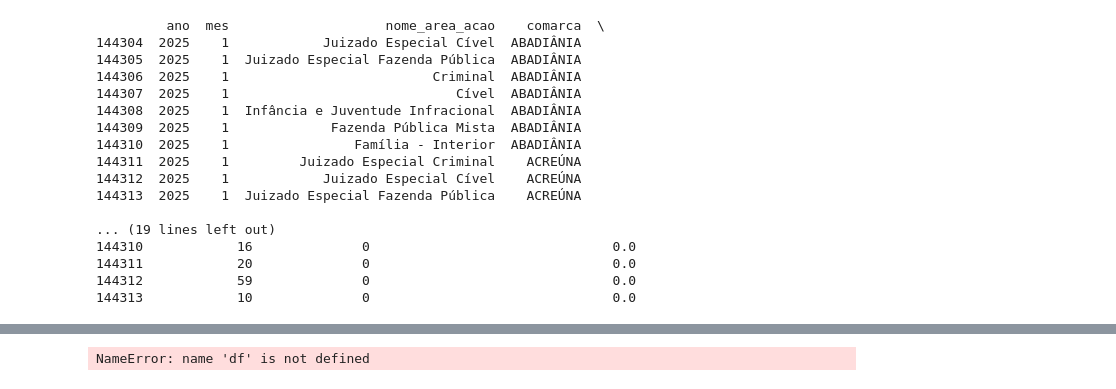
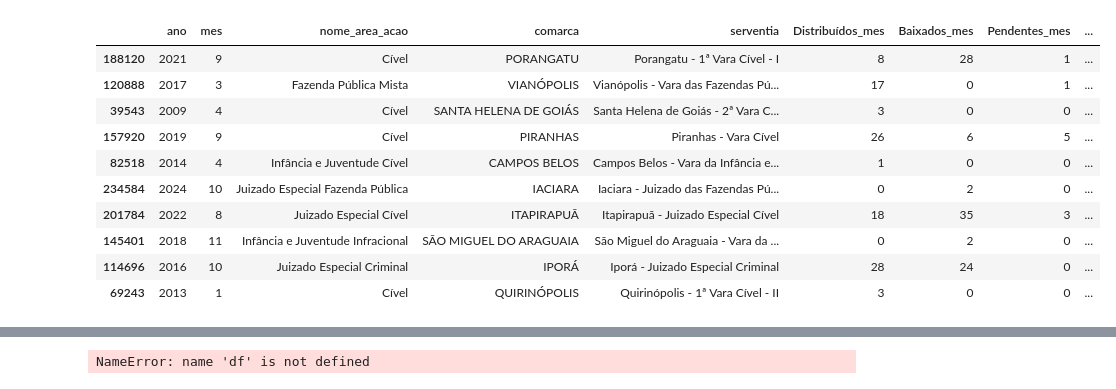
Before and after one commit to dvjuliocesar/TJGO_Projeto7_TxCongGeral, a Jupyter notebook: taxa.ipynb, the cells around one changed output, grey strips where cells are left out. Drawn from its saved outputs; the diff is of its cells as text; code cells hidden in the pictures.

```diff
--- a/taxa.ipynb
+++ b/taxa.ipynb
@@ -147,51 +146,45 @@ estatisticas['Taxa de Congestionamento (%)'] = np.where(
 # 7.1 Calcular a Taxa de Congestionamento por mês
 soma_pend_baix_mes = estatisticas_mes['Pendentes_mes'] + estatisticas_mes['Baixados_mes']
 estatisticas_mes['Taxa de Congestionamento_mes (%)'] = np.where(
     soma_pend_baix_mes > 0,
     (estatisticas_mes['Pendentes_mes'] / soma_pend_baix_mes) * 100,
     0
 ).round(2)
 
 # 8. Ordenar e reordenar colunas para melhor visualização
 estatisticas = estatisticas.sort_values(by=['ano', 'comarca', 'serventia', 'nome_area_acao'], ascending=[False, True, True, True])
 
 colunas_finais = [
     'ano', 'nome_area_acao', 'comarca', 'serventia',
     'Distribuídos', 'Baixados', 'Pendentes', 'Taxa de Congestionamento (%)'
 ]
 estatisticas = estatisticas[colunas_finais]
 
 # 8.1 Ordenar e reordenar colunas para melhor visualização
 estatisticas_mes = estatisticas_mes.sort_values(by=['ano', 'mes','comarca', 'serventia', 'nome_area_acao'], ascending=[False, True, True, True, True])
 
 colunas_finais_mes = [
     'ano', 'mes', 'nome_area_acao', 'comarca', 'serventia',
     'Distribuídos_mes', 'Baixados_mes', 'Pendentes_mes', 'Taxa de Congestionamento_mes (%)'
 ]
 estatisticas_mes = estatisticas_mes[colunas_finais_mes]
 
 #print(estatisticas.head(10))
 
 
-print(estatisticas_mes.head(10))
+estatisticas_mes.sample(10)
 # %% [output]
-         ano  mes                    nome_area_acao    comarca  \
-144304  2025    1            Juizado Especial Cível  ABADIÂNIA
-144305  2025    1  Juizado Especial Fazenda Pública  ABADIÂNIA
-144306  2025    1                          Criminal  ABADIÂNIA
-144307  2025    1                             Cível  ABADIÂNIA
-144308  2025    1  Infância e Juventude Infracional  ABADIÂNIA
-144309  2025    1             Fazenda Pública Mista  ABADIÂNIA
-144310  2025    1                Família - Interior  ABADIÂNIA
-144311  2025    1         Juizado Especial Criminal    ACREÚNA
-144312  2025    1            Juizado Especial Cível    ACREÚNA
-144313  2025    1  Juizado Especial Fazenda Pública    ACREÚNA
-
-... (19 lines left out)
-144310            16              0                               0.0
-144311            20              0                               0.0
-144312            59              0                               0.0
-144313            10              0                               0.0
+|  | ano | mes | nome_area_acao | comarca | serventia | Distribuídos_mes | Baixados_mes | Pendentes_mes | ... |
+| 188120 | 2021 | 9 | Cível | PORANGATU | Porangatu - 1ª Vara Cível - I | 8 | 28 | 1 | ... |
+| 120888 | 2017 | 3 | Fazenda Pública Mista | VIANÓPOLIS | Vianópolis - Vara das Fazendas Pú... | 17 | 0 | 1 | ... |
+| 39543 | 2009 | 4 | Cível | SANTA HELENA DE GOIÁS | Santa Helena de Goiás - 2ª Vara C... | 3 | 0 | 0 | ... |
+| 157920 | 2019 | 9 | Cível | PIRANHAS | Piranhas - Vara Cível | 26 | 6 | 5 | ... |
+| 82518 | 2014 | 4 | Infância e Juventude Cível | CAMPOS BELOS | Campos Belos - Vara da Infância e... | 1 | 0 | 0 | ... |
+| 234584 | 2024 | 10 | Juizado Especial Fazenda Pública | IACIARA | Iaciara - Juizado das Fazendas Pú... | 0 | 2 | 0 | ... |
+| 201784 | 2022 | 8 | Juizado Especial Cível | ITAPIRAPUÃ | Itapirapuã - Juizado Especial Cível | 18 | 35 | 3 | ... |
+| 145401 | 2018 | 11 | Infância e Juventude Infracional | SÃO MIGUEL DO ARAGUAIA | São Miguel do Araguaia - Vara da ... | 0 | 2 | 0 | ... |
+| 114696 | 2016 | 10 | Juizado Especial Criminal | IPORÁ | Iporá - Juizado Especial Criminal | 28 | 24 | 0 | ... |
+| 69243 | 2013 | 1 | Cível | QUIRINÓPOLIS | Quirinópolis - 1ª Vara Cível - II | 3 | 0 | 0 | ... |
 # %%
 # --- CRIAÇÃO DOS TABELÕES DE ESTATÍSTICAS (ANUAL, MENSAL, SEMANAL, DIÁRIA) --- Remoção da Área de Ação
 # 1. Extrair componentes de data
```
Also changed, not shown: parts of 5 cells of this notebook.
